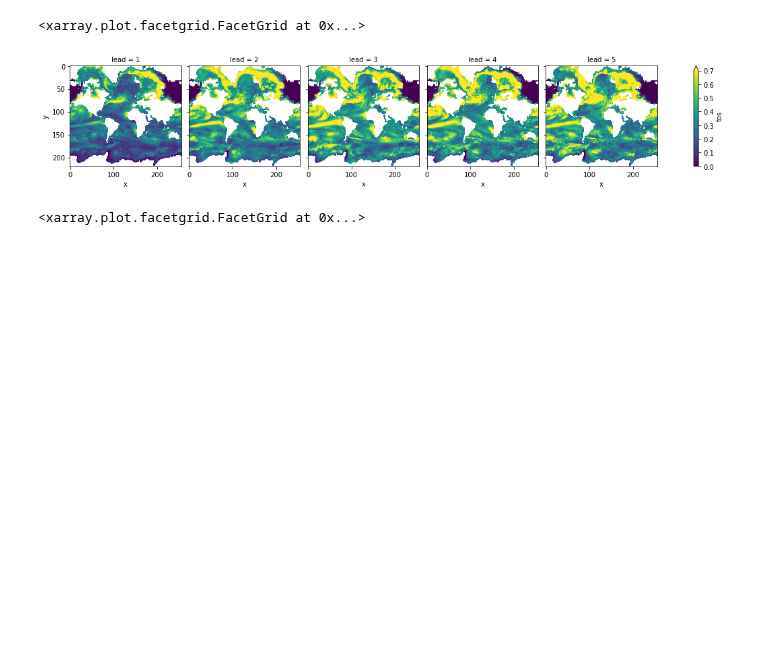
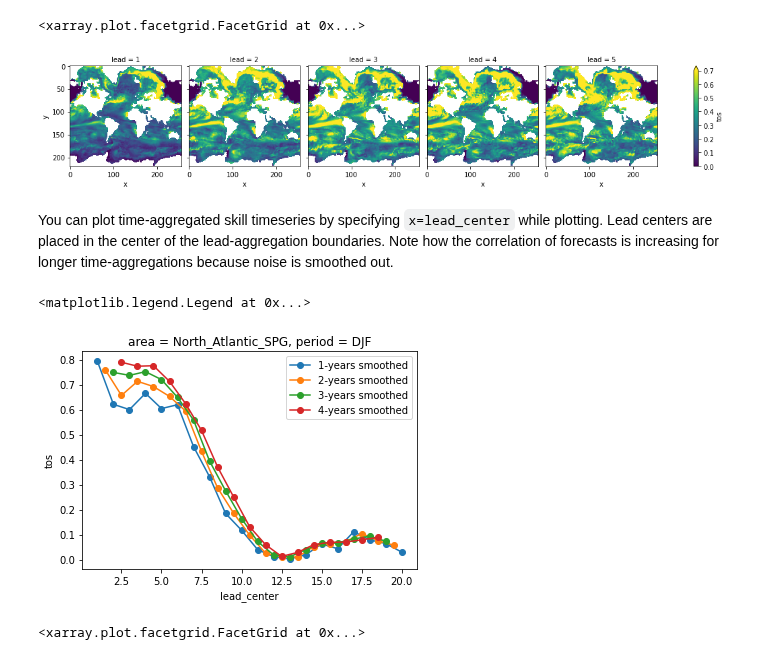
Before and after one commit to pangeo-data/climpred, a Jupyter notebook: docs/source/examples/decadal/smoothing.ipynb, the cells around one changed output. Saved outputs shown, nothing was run; the diff lists cells and outputs as text; code cells hidden in the pictures; blank space fills up the shorter version.

Commit message:
lead_center coord

```diff
--- a/docs/source/examples/decadal/smoothing.ipynb
+++ b/docs/source/examples/decadal/smoothing.ipynb
@@ -57,4 +58,18 @@ pm.compute_metric(metric='rmse', comparison='m2e')[v].plot(col='lead', vmin=0, v
 # %% [output]
 <xarray.plot.facetgrid.FacetGrid at 0x...>
 [figure]
+# %% [markdown]
+You can plot time-aggregated skill timeseries by specifying `x=lead_center` while plotting. Lead centers are placed in the center of the lead-aggregation boundaries. Note how the correlation of forecasts is increasing for longer time-aggregations because noise is smoothed out.
+# %%
+pm_NA = PerfectModelEnsemble(load_dataset('MPI-PM-DP-1D').tos)
+pm_NA = pm_NA.add_control(load_dataset('MPI-control-1D').tos)
+pm_NA = pm_NA.sel(area='North_Atlantic_SPG',period='DJF')
+# %%
+for time_agg in [1,2,3,4]:
+    pm_NA.smooth({'lead':time_agg}).compute_metric(metric='acc').tos.plot(
+        x='lead_center', marker='o',label=f'{time_agg}-years smoothed')
+plt.legend()
+# %% [output]
+<matplotlib.legend.Legend at 0x...>
+[figure, added]
 # %%
```
Also changed, not shown: parts of 2 cells of this notebook, 2 other files.
